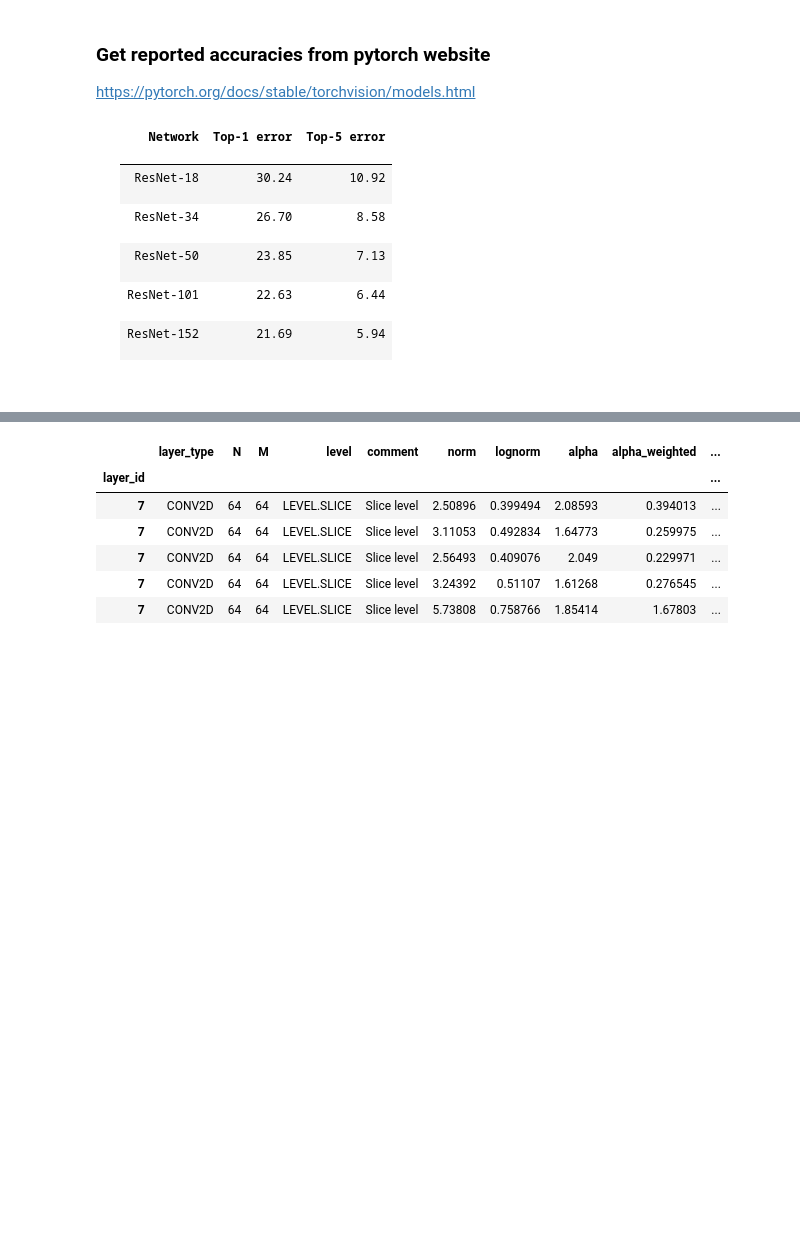
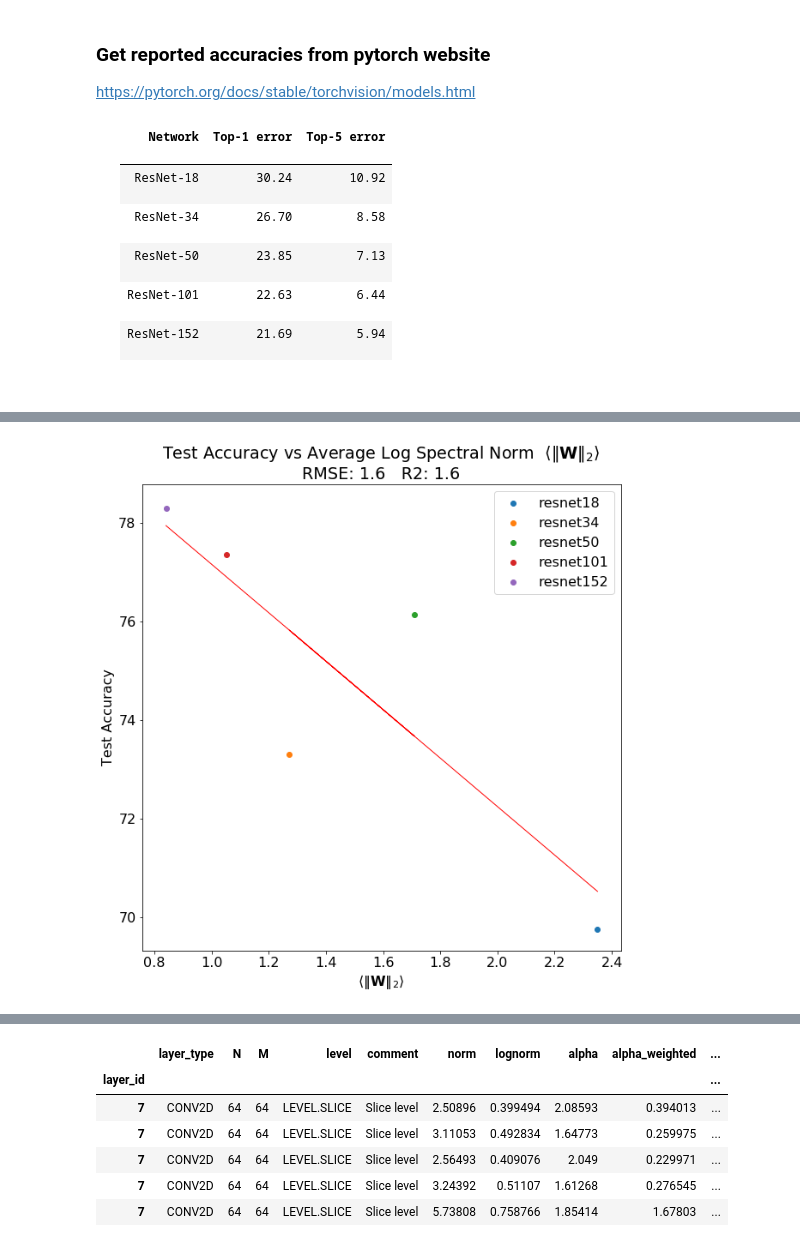
Before and after one commit to CalculatedContent/WeightWatcher, a Jupyter notebook: WeightWatcher-ResNet.ipynb, the cells around one changed output, grey strips where cells are left out. Saved outputs shown, nothing was run; the diff lists cells and outputs as text; code cells hidden in the pictures; blank space fills up the shorter version.

```diff
--- a/WeightWatcher-ResNet.ipynb
+++ b/WeightWatcher-ResNet.ipynb
@@ -151,0 +234,8 @@ INFO:weightwatcher.weightwatcher:Softrank for MP fit compound: min: 0.0256241958
+# %%
+metric = "spectralnorm"
+xlabel = r"$\langle\Vert\mathbf{W}\Vert_{2}\rangle$"
+title = "Average Log Spectral Norm  "+xlabel
+
+plot_test_accuracy(metric, xlabel, title)
+# %% [output]
+[figure, added]
```
Also changed, not shown: parts of 28 cells of this notebook.
